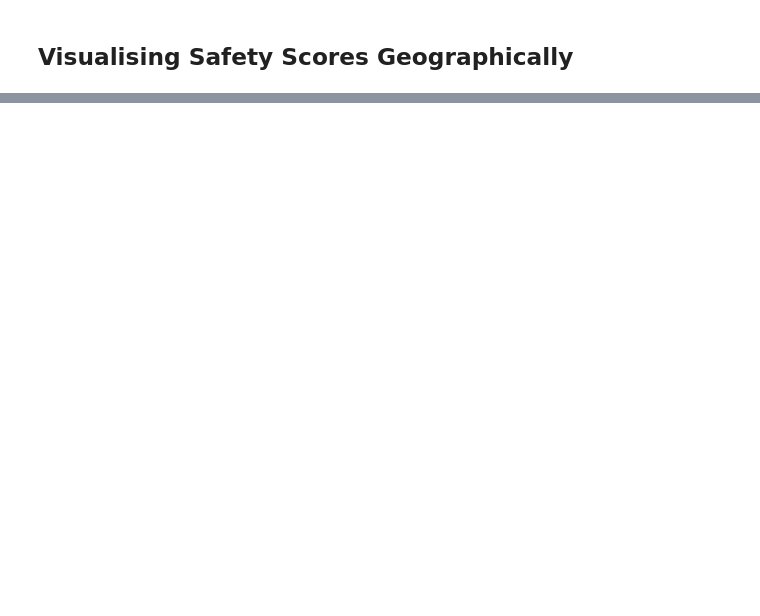
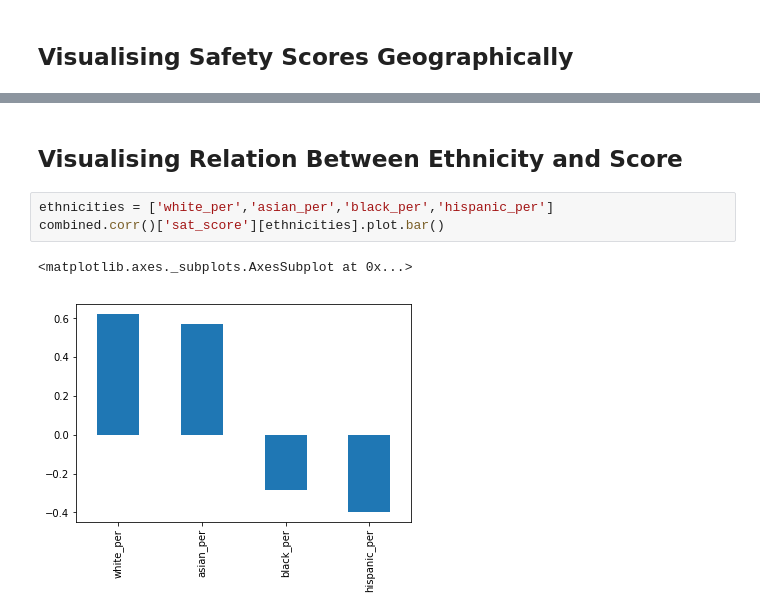
Before and after one commit to edwinfl49/nyc-hs-analysis, a Jupyter notebook: Analyzing NYC High School Data - Dataquest.io Guided Project 2-4-4.ipynb, the cells around one changed output, grey strips where cells are left out. Saved outputs shown, nothing was run; the diff lists cells and outputs as text; blank space fills up the shorter version.

```diff
--- a/Analyzing NYC High School Data - Dataquest.io Guided Project 2-4-4.ipynb
+++ b/Analyzing NYC High School Data - Dataquest.io Guided Project 2-4-4.ipynb
@@ -191,0 +241,8 @@ There appears to be a positive correlation between safety score and SAT score, a
+# %% [markdown]
+## Visualising Relation Between Ethnicity and Score
+# %%
+ethnicities = ['white_per','asian_per','black_per','hispanic_per']
+combined.corr()['sat_score'][ethnicities].plot.bar()
+# %% [output]
+<matplotlib.axes._subplots.AxesSubplot at 0x...>
+[figure, added]
```
Also changed, not shown: parts of 27 cells of this notebook, 10 other files.
